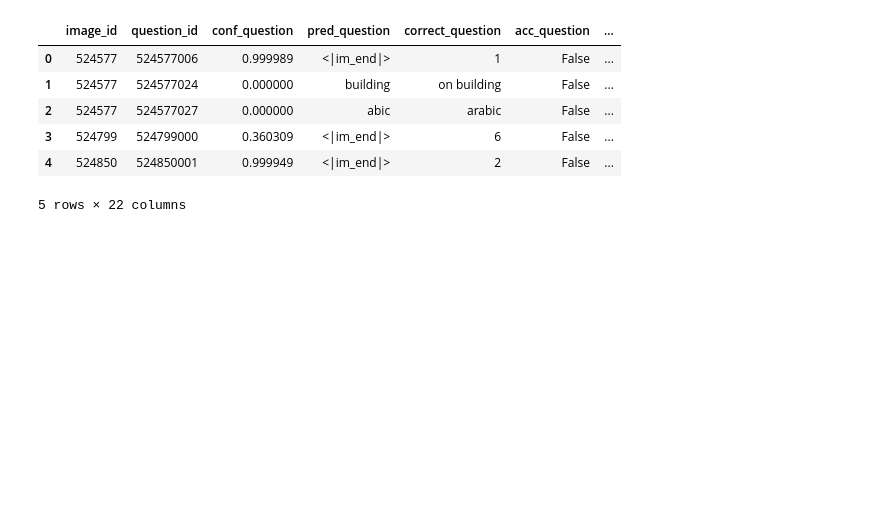
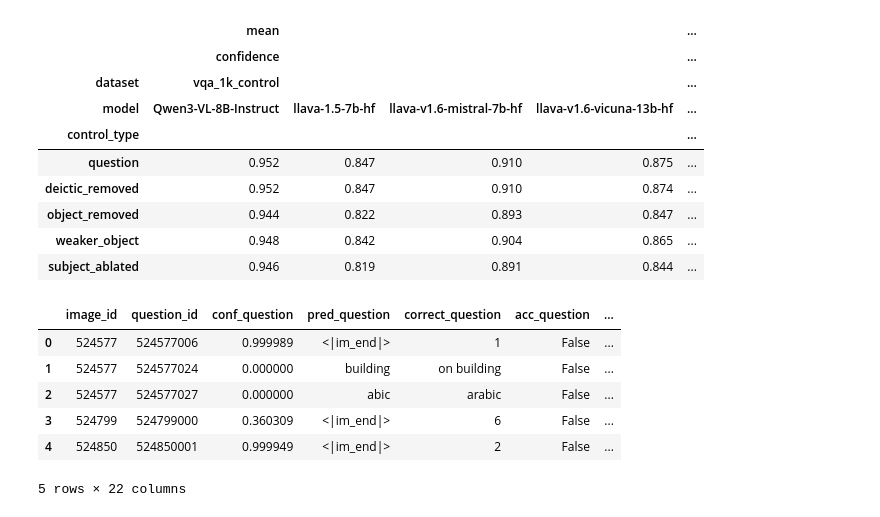
Before and after one commit to unolop/HPA, a Jupyter notebook: analysis/notebook/confidence.ipynb, the cells around one changed output. Saved outputs shown, nothing was run; the diff lists cells and outputs as text; code cells hidden in the pictures; blank space fills up the shorter version.

Commit message:
confidence agg

```diff
--- a/analysis/notebook/confidence.ipynb
+++ b/analysis/notebook/confidence.ipynb
@@ -40,8 +50,11 @@ def get_example_confidence(model='llava-v1.6-vicuna-7b-hf', dataset='vqa_1k_cont
 # %%
-models = ["Qwen3-VL-8B-Instruct"]   # 'llava-v1.6-vicuna-7b-hf'] #
+models = os.listdir(RESULTS_DIR) # ["Qwen3-VL-8B-Instruct"]   # 'llava-v1.6-vicuna-7b-hf'] #
 datasets = ['vqa_1k_control', 'vqa_1k_control_inst_blind'] # 'vqa_1k', 'vqa_1k_inst_blind',
 
+df = []
 for model in models:
     for ds in datasets:
-        get_example_confidence(model, ds)
+        df.append(get_confidence_result(model, ds))
+df = pd.DataFrame([item for sublist in df for item in (sublist if sublist else [])])
+df.groupby(['model', 'dataset', 'control_type'])['output'].count()
 # %% [output]
@@ -62,3 +95,33 @@ dict_keys(['image_id', 'question', 'question_id', 'deictic_removed', 'object_rem
+# %%
+df['confidence'] = df['confidence'].astype(str)
+df.pivot_table(
+    index=['model','question_id', 'control_type', ],
+    columns=['dataset'],
+    values=['question', 'output', 'confidence'],
+    aggfunc=lambda x: ' | '.join(x)
+).reindex(['question', 'deictic_removed', 'object_removed', 'weaker_object', 'subject_ablated'], level='control_type').dropna(axis=0) # .to_csv('./example_results_confidence.csv')
+# %%
+control_type_order = ['question', 'deictic_removed', 'object_removed', 'weaker_object', 'subject_ablated']
+table = df.pivot_table(
+    index=['control_type'],
+    columns=['dataset', 'model'],
+    values=['confidence'],
+    aggfunc=['mean', 'count']
+)
+# Reindex the index to the desired order
+table = table.reindex(control_type_order)
+table.round(3)
+# %% [output]
+|  | mean |  |  |  | ... |
+|  | confidence |  |  |  | ... |
+| dataset | vqa_1k_control |  |  |  | ... |
+| model | Qwen3-VL-8B-Instruct | llava-1.5-7b-hf | llava-v1.6-mistral-7b-hf | llava-v1.6-vicuna-13b-hf | ... |
+| control_type |  |  |  |  | ... |
+| question | 0.952 | 0.847 | 0.910 | 0.875 | ... |
+| deictic_removed | 0.952 | 0.847 | 0.910 | 0.874 | ... |
+| object_removed | 0.944 | 0.822 | 0.893 | 0.847 | ... |
+| weaker_object | 0.948 | 0.842 | 0.904 | 0.865 | ... |
+| subject_ablated | 0.946 | 0.819 | 0.891 | 0.844 | ... |
 # %%
 df = analyze_confidences(results)
 df.head()
```
Also changed, not shown: parts of 2 cells of this notebook, 8 other files.
